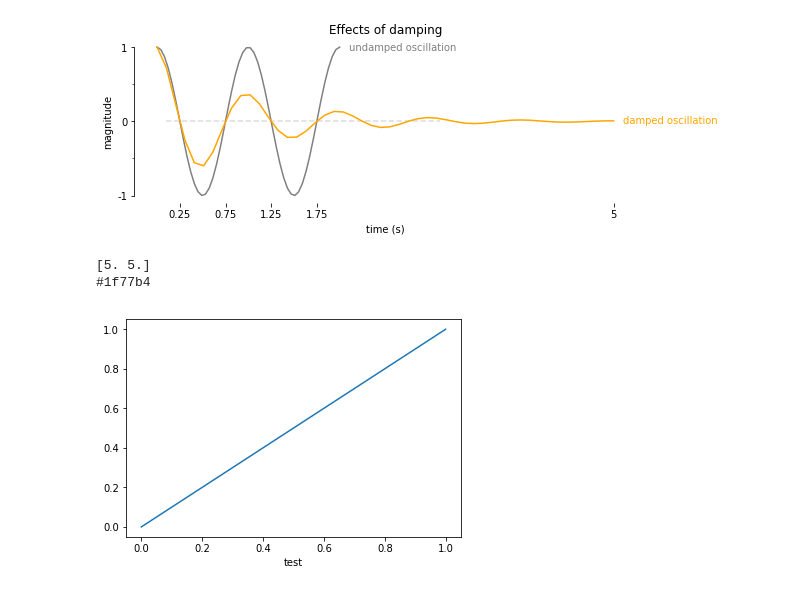
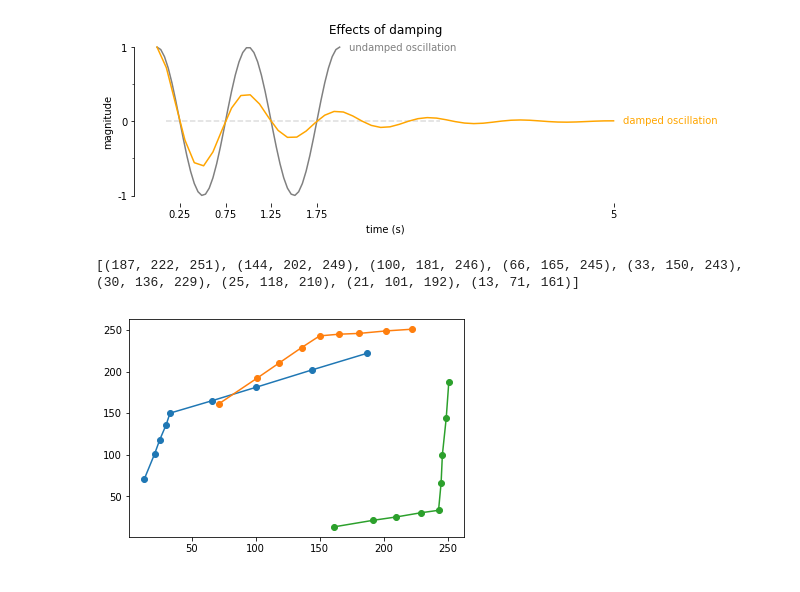
Before and after one commit to coreygirard/less, a Jupyter notebook: demo.ipynb, the cells around one changed output. Cells and saved outputs as stored; diff of their text form; code cells hidden in the pictures.

Commit message:
Starting to mess with colors

```diff
--- a/demo.ipynb
+++ b/demo.ipynb
@@ -103,18 +82,24 @@ chart.title('Effects of damping')
 chart.render()
 # %% [output]
 [figure]
-# %%
-line = plt.plot(range(6),range(6))[0]
-print(line.get_xydata()[-1])
-print(line.get_color())
-# %% [output]
-[5. 5.]
-#1f77b4
-# %%
-plt.figure()
-plt.plot([0,1],[0,1])
-ax = plt.gca()
-ax.set_xlabel('test')
-plt.show()
-# %% [output]
-[figure, removed]
+# %%
+import json
+
+import matplotlib.pyplot as plt
+
+def convert(h):
+    return int(h[1:3],16),int(h[3:5],16),int(h[5:7],16)
+
+with open('colors.json','r') as f:
+    data = json.load(f)
+
+d = [convert(v) for k,v in data['blue'].items() if len(k) == 3]
+print(d)
+
+plt.plot([i[0] for i in d],[i[1] for i in d],'o-')
+plt.plot([i[1] for i in d],[i[2] for i in d],'o-')
+plt.plot([i[2] for i in d],[i[0] for i in d],'o-')
+plt.show()
+# %% [output]
+[(187, 222, 251), (144, 202, 249), (100, 181, 246), (66, 165, 245), (33, 150, 243), (30, 136, 229), (25, 118, 210), (21, 101, 192), (13, 71, 161)]
+[figure, added]
```
Also changed, not shown: parts of 4 cells of this notebook, 5 other files.
